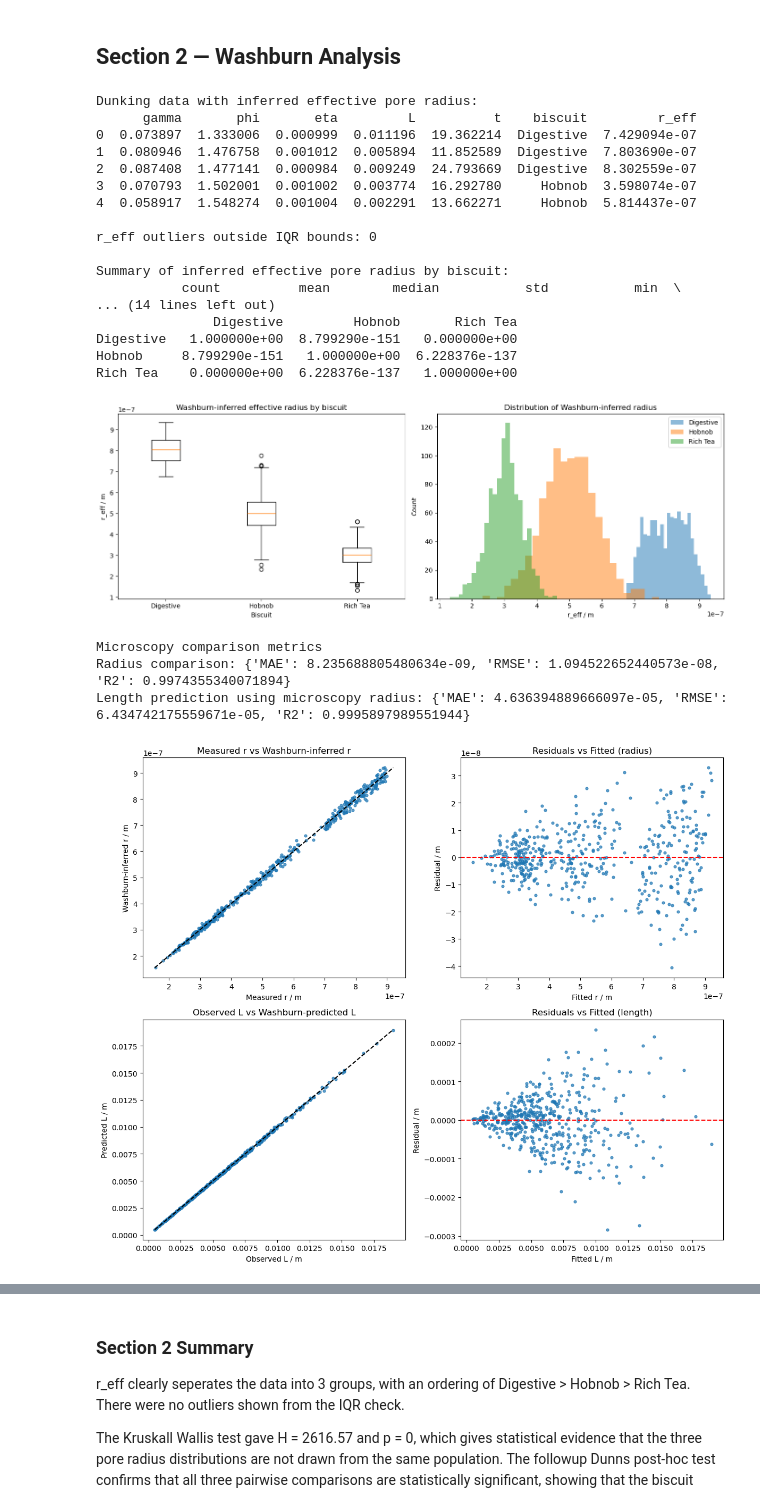
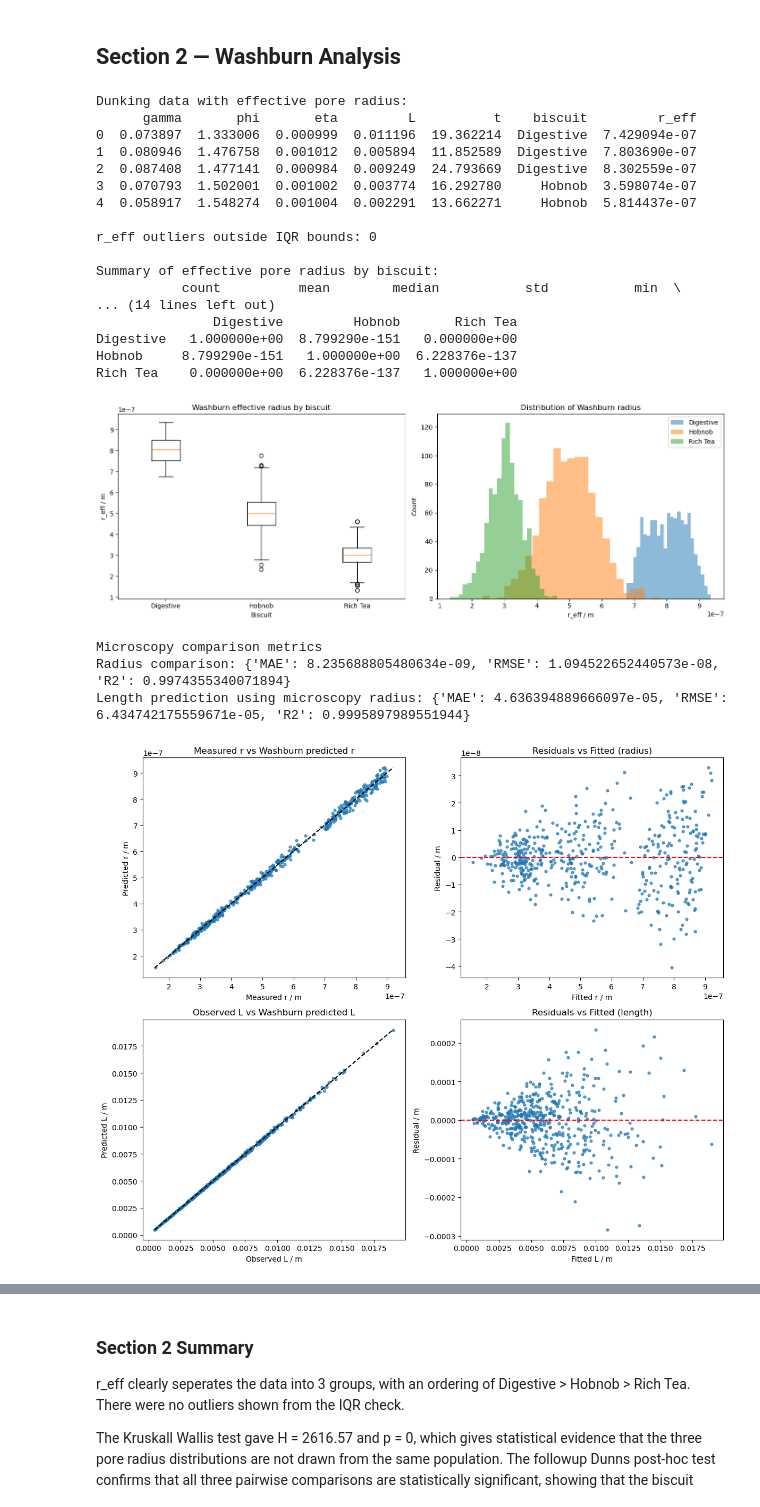
Before and after one commit to nickhardman3/Y4_Biscuit_Dunking, a Jupyter notebook: Assignment2.ipynb, the cells around one changed output, grey strips where cells are left out. Drawn from its saved outputs; the diff is of its cells as text; code cells hidden in the pictures.

Commit message:
Cleaning up plot axis consistency

```diff
--- a/Assignment2.ipynb
+++ b/Assignment2.ipynb
@@ -226,7 +226,7 @@ micro_phys = micro.copy()
 
 dunk_phys["r_eff"] = washburn_radius(L=dunk_phys["L"], gamma=dunk_phys["gamma"], t=dunk_phys["t"], phi=dunk_phys["phi"], eta=dunk_phys["eta"]) #effective pore radius from Washburn equation
 
-print("Dunking data with inferred effective pore radius:")
+print("Dunking data with effective pore radius:")
 print(dunk_phys[["gamma", "phi", "eta", "L", "t", "biscuit", "r_eff"]].head())
 
 q1 = dunk_phys["r_eff"].quantile(0.25) #find outliers with interquartile range
@@ -236,7 +236,7 @@ n_outliers = int(((dunk_phys["r_eff"] < q1 - 1.5*iqr) | (dunk_phys["r_eff"] > q3
 print(f"\nr_eff outliers outside IQR bounds: {n_outliers}")
 
 radius_summary = (dunk_phys.groupby("biscuit")["r_eff"].agg(["count", "mean", "median", "std", "min", "max"]).sort_values("mean", ascending=False)) #summarise r_eff for each biscuit type
-print("\nSummary of inferred effective pore radius by biscuit:")
+print("\nSummary of effective pore radius by biscuit:")
 print(radius_summary)
 
 biscuit_order = sorted(dunk_phys["biscuit"].unique()) #kruskal-wallis test
@@ -253,7 +253,7 @@ fig, axes = plt.subplots(1, 2, figsize=(14, 5)) #effective pore radius by biscui
 
 box_data = [dunk_phys.loc[dunk_phys["biscuit"] == b, "r_eff"].dropna() for b in biscuit_order]
 axes[0].boxplot(box_data, tick_labels=biscuit_order)
-axes[0].set_title("Washburn-inferred effective radius by biscuit")
+axes[0].set_title("Washburn effective radius by biscuit")
 axes[0].set_xlabel("Biscuit")
 axes[0].set_ylabel("r_eff / m")
 axes[0].ticklabel_format(axis="y", style="sci", scilimits=(0, 0))
@@ -261,7 +261,7 @@ axes[0].ticklabel_format(axis="y", style="sci", scilimits=(0, 0))
 for biscuit in biscuit_order:
     sub = dunk_phys[dunk_phys["biscuit"] == biscuit]
     axes[1].hist(sub["r_eff"].dropna(), bins=25, alpha=0.5, label=biscuit)
-axes[1].set_title("Distribution of Washburn-inferred radius")
+axes[1].set_title("Distribution of Washburn radius")
 axes[1].set_xlabel("r_eff / m")
 axes[1].set_ylabel("Count")
 axes[1].ticklabel_format(axis="x", style="sci", scilimits=(0, 0))
@@ -290,9 +290,9 @@ r_min = np.nanmin([micro_phys["r"].min(), micro_phys["r_washburn"].min()])
 r_max = np.nanmax([micro_phys["r"].max(), micro_phys["r_washburn"].max()])
 axes[0, 0].scatter(micro_phys["r"], micro_phys["r_washburn"], alpha=0.7, s=12)
 axes[0, 0].plot([r_min, r_max], [r_min, r_max], "k--")
-axes[0, 0].set_title("Measured r vs Washburn-inferred r")
+axes[0, 0].set_title("Measured r vs Washburn predicted r")
 axes[0, 0].set_xlabel("Measured r / m")
-axes[0, 0].set_ylabel("Washburn-inferred r / m")
+axes[0, 0].set_ylabel("Predicted r / m")
 axes[0, 0].ticklabel_format(axis="both", style="sci", scilimits=(0, 0))
 
 axes[0, 1].scatter(micro_phys["r_washburn"], micro_phys["r_residual"], alpha=0.7, s=12)
@@ -306,7 +306,7 @@ L_min = np.nanmin([micro_phys["L"].min(), micro_phys["L_washburn_from_r"].min()]
 L_max = np.nanmax([micro_phys["L"].max(), micro_phys["L_washburn_from_r"].max()])
 axes[1, 0].scatter(micro_phys["L"], micro_phys["L_washburn_from_r"], alpha=0.7, s=12)
 axes[1, 0].plot([L_min, L_max], [L_min, L_max], "k--")
-axes[1, 0].set_title("Observed L vs Washburn-predicted L")
+axes[1, 0].set_title("Observed L vs Washburn predicted L")
 axes[1, 0].set_xlabel("Observed L / m")
 axes[1, 0].set_ylabel("Predicted L / m")
 
@@ -374,40 +374,40 @@ mean_r_by_biscuit = dunk_phys.groupby("biscuit")["r_eff"].mean() #plot blind dat
 fig, axes = plt.subplots(1, 3, figsize=(15, 4))
 colours = {"Digestive": "orange", "Hobnob": "green", "Rich Tea": "red"}
 for ax, (name, df) in zip(axes, blind_phys.items()):
     ax.errorbar(df["t"], df["L"], yerr=df["dL"], fmt="o", capsize=2, ms=4, alpha=0.8, label="Observed")
     t_smooth = np.linspace(df["t"].min(), df["t"].max(), 200)
     for biscuit, colour in colours.items():
         r_mean = mean_r_by_biscuit[biscuit]
         ax.plot(t_smooth, washburn_curve(t_smooth, r_mean), color=colour, label=f"{biscuit} Washburn")
     ax.set_title(name)
     ax.set_xlabel("t / s")
     ax.set_ylabel("L / m")
     ax.legend(fontsize=7)
 plt.tight_layout()
 plt.show()
 # %% [output]
-Dunking data with inferred effective pore radius:
+Dunking data with effective pore radius:
       gamma       phi       eta         L          t    biscuit         r_eff
 0  0.073897  1.333006  0.000999  0.011196  19.362214  Digestive  7.429094e-07
 1  0.080946  1.476758  0.001012  0.005894  11.852589  Digestive  7.803690e-07
 2  0.087408  1.477141  0.000984  0.009249  24.793669  Digestive  8.302559e-07
 3  0.070793  1.502001  0.001002  0.003774  16.292780     Hobnob  3.598074e-07
 4  0.058917  1.548274  0.001004  0.002291  13.662271     Hobnob  5.814437e-07
 
 r_eff outliers outside IQR bounds: 0
 
-Summary of inferred effective pore radius by biscuit:
+Summary of effective pore radius by biscuit:
            count          mean        median           std           min  \
 ... (14 lines left out)
                Digestive         Hobnob       Rich Tea
 Digestive   1.000000e+00  8.799290e-151   0.000000e+00
 Hobnob     8.799290e-151   1.000000e+00  6.228376e-137
 Rich Tea    0.000000e+00  6.228376e-137   1.000000e+00
-[figure, old version]
+[figure, new version]
 Microscopy comparison metrics
 Radius comparison: {'MAE': 8.235688805480634e-09, 'RMSE': 1.094522652440573e-08, 'R2': 0.9974355340071894}
 Length prediction using microscopy radius: {'MAE': 4.636394889666097e-05, 'RMSE': 6.434742175559671e-05, 'R2': 0.9995897989551944}
-[figure, old version]
+[figure, new version]
 tr-1: r_fit = 5.1862e-07 +/- 1.0284e-09 m
 tr-2: r_fit = 2.8026e-07 +/- 9.6853e-10 m
 tr-3: r_fit = 1.0048e-06 +/- 4.5343e-10 m
```
Also changed, not shown: parts of 4 cells of this notebook.
